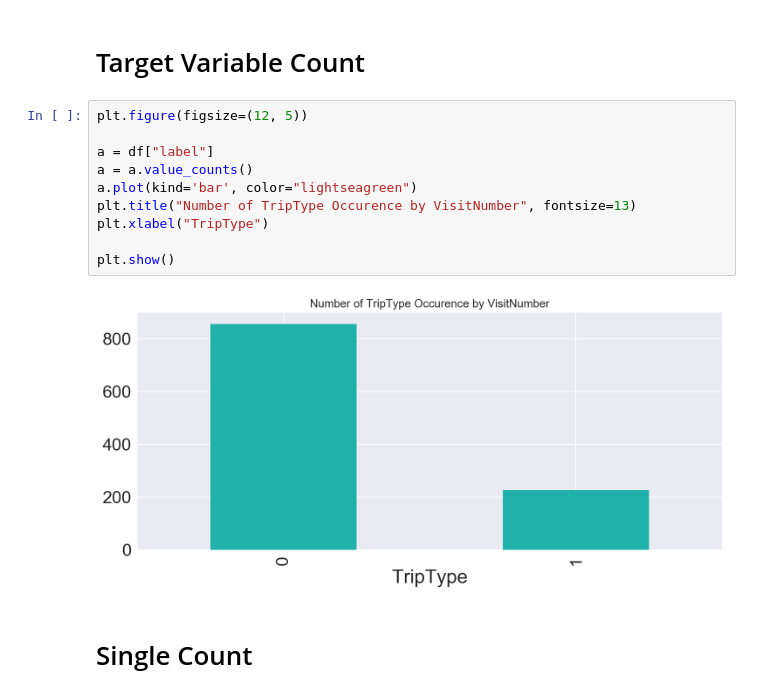
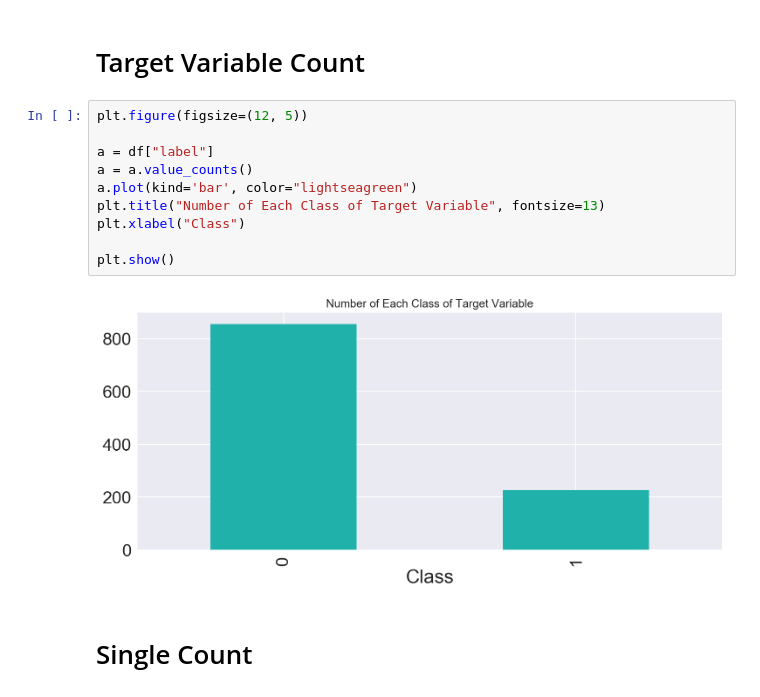
Before and after one commit to wonyoungseo/content-worth-debut-artist-classification-project, a Jupyter notebook: modeling/EDA.ipynb, the cells around one changed output. Drawn from its saved outputs; the diff is of its cells as text.

```diff
--- a/modeling/EDA.ipynb
+++ b/modeling/EDA.ipynb
@@ -49,15 +49,15 @@ df.describe()
 # %%
 plt.figure(figsize=(12, 5))
 
 a = df["label"]
 a = a.value_counts()
 a.plot(kind='bar', color="lightseagreen")
-plt.title("Number of TripType Occurence by VisitNumber", fontsize=13)
-plt.xlabel("TripType")
+plt.title("Number of Each Class of Target Variable", fontsize=13)
+plt.xlabel("Class")
 
 plt.show()
 # %% [output]
-[figure, old version]
+[figure, new version]
 # %% [markdown]
 # Single Count
 # %%
```
Also changed, not shown: 6 other files.
